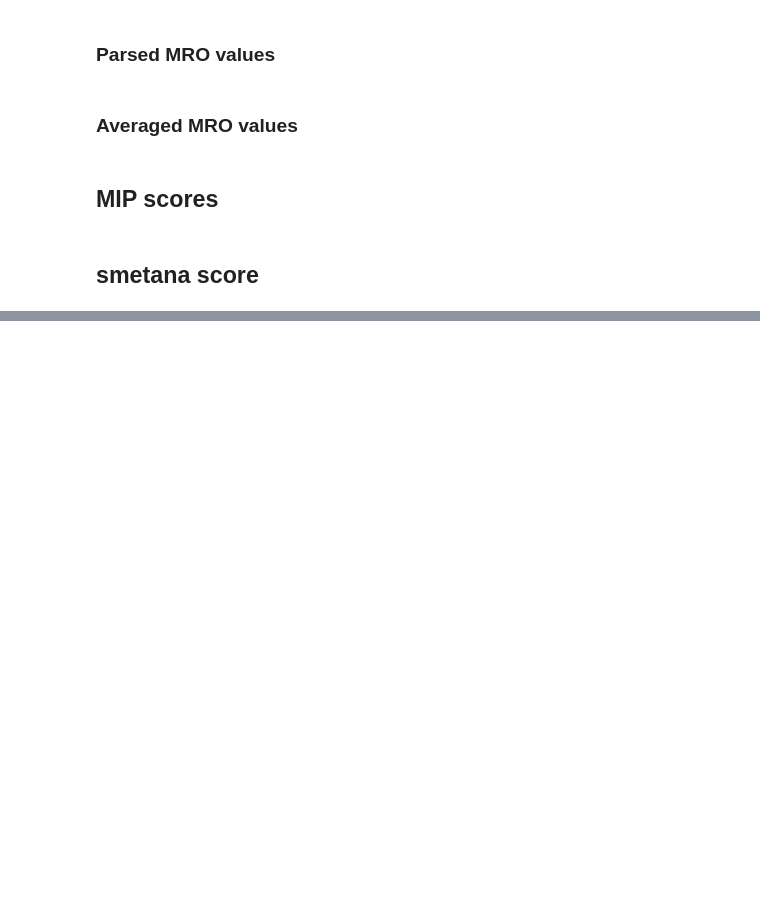
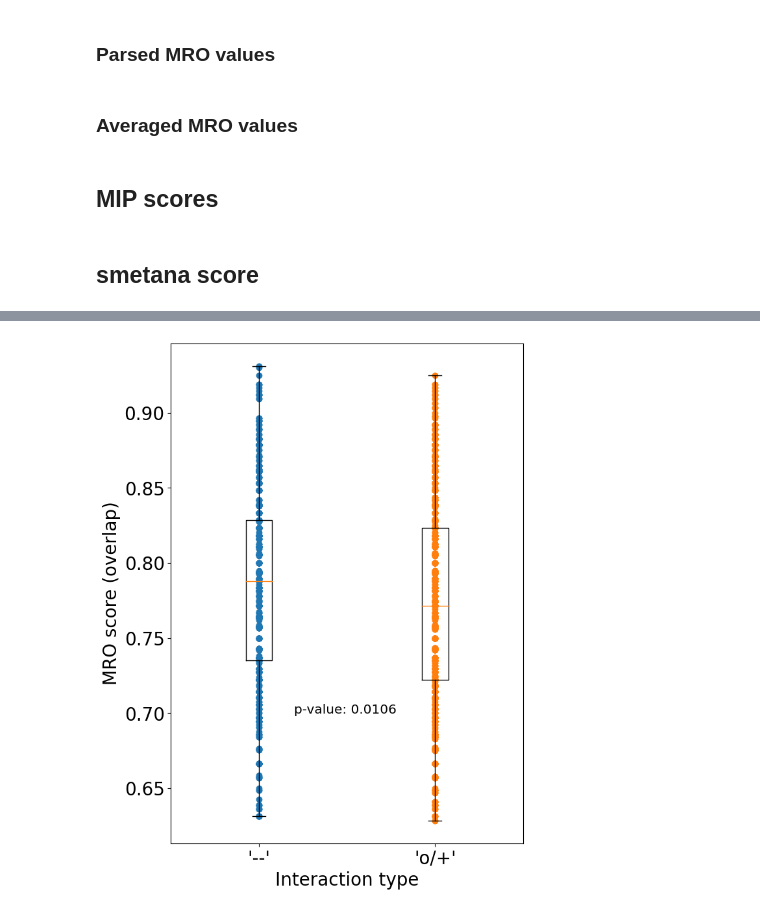
Before and after one commit to dtriadis/ModelSEEDpy, a Jupyter notebook: examples/Community Modeling/smetana/10-member_pairs_dev.ipynb, the cells around one changed output, grey strips where cells are left out. Cells and saved outputs as stored; diff of their text form; code cells hidden in the pictures; blank space fills up the shorter version.

Commit message:
SMETANA development and CommPhitting updates

```diff
--- a/examples/Community Modeling/smetana/10-member_pairs_dev.ipynb
+++ b/examples/Community Modeling/smetana/10-member_pairs_dev.ipynb
@@ -685,0 +704,93 @@ fig.savefig("smetana comparion.jpg")
+# %%
+from pandas import read_csv
+from matplotlib import pyplot
+from numpy import mean, abs, where, delete
+from scipy import stats
+import sigfig
+import re
+
+combined_df = read_csv("combined_smetana_report.csv").drop(["Unnamed: 0"], axis=1)
+non_negative_interactions_df = combined_df.iloc[:1000]
+negative_interactions_df = combined_df.iloc[1000:]
+
+# mro statistics
+## The selection of the maximal MRO value assumes that the interaction type is dependent upon least synergistic interaction in the pairing.
+## This perspective is an order-of-magnitude less significant than the average MRO and two orders-of-magnitude less significant than the maximum MRO for each pairing because of outliers.
+non_negative_mro_model1 = list(map(float, [re.search(r"(0.\d+)", x).group() for x in non_negative_interactions_df["mro_model1"]]))
+non_negative_mro_model2 = list(map(float, [re.search(r"(0.\d+)", x).group() for x in non_negative_interactions_df["mro_model2"]]))
+non_negative_mro_max = [max(individual_mros) for individual_mros in zip(non_negative_mro_model1, non_negative_mro_model2)]
+
+negative_mro_model1 = list(map(float, [re.search(r"(0.\d+)", x).group() for x in negative_interactions_df["mro_model1"]]))
+negative_mro_model2 = list(map(float, [re.search(r"(0.\d+)", x).group() for x in negative_interactions_df["mro_model2"]]))
+negative_mro_max = [max(individual_mros) for individual_mros in zip(negative_mro_model1, negative_mro_model2)]
+
+zscore = abs(stats.zscore(negative_mro_max))
+negative_mro_max = delete(negative_mro_max, where(zscore > 2))
+zscore = abs(stats.zscore(non_negative_mro_max))
+non_negative_mro_max = delete(non_negative_mro_max, where(zscore > 2))
+ttest = stats.ttest_ind(non_negative_mro_max, negative_mro_max)
+print(mean(negative_mro_max), mean(non_negative_mro_max))
+print(ttest.pvalue)
+
+pyplot.rc('axes', titlesize=20, labelsize=20)
+pyplot.rc('xtick', labelsize=20)
+pyplot.rc('ytick', labelsize=20)
+pyplot.rc('legend', fontsize=18)
+fig = pyplot.figure(figsize=(7,10))
+
+pyplot.boxplot([negative_mro_max, non_negative_mro_max], labels=["'--'", "'o/+'"])
+pyplot.scatter([1]*len(negative_mro_max), negative_mro_max)
+pyplot.scatter([2]*len(non_negative_mro_max), non_negative_mro_max)
+pyplot.xlabel("Interaction type")
+pyplot.ylabel("MRO score (overlap)")
+pyplot.text(1.2,.7, f"p-value: {sigfig.round(ttest.pvalue, sigfigs=3)}", fontsize="x-large")
+fig.savefig("total MRO comparion.jpg", bbox_inches='tight')
+
+
+# mip statistics
+non_negative_mip = list(map(float, non_negative_interactions_df["mip"]))
+negative_mip = list(map(float, negative_interactions_df["mip"]))
+
+ttest = stats.ttest_ind(non_negative_mip, negative_mip)
+print(ttest.pvalue)
+
+pyplot.rc('axes', titlesize=20, labelsize=20)
+pyplot.rc('xtick', labelsize=20)
+pyplot.rc('ytick', labelsize=20)
+pyplot.rc('legend', fontsize=18)
+fig = pyplot.figure(figsize=(7,10))
+
+pyplot.boxplot([negative_mip, non_negative_mip], labels=["'--'", "'o/+'"])
+pyplot.scatter([1]*len(negative_mip), negative_mip)
+pyplot.scatter([2]*len(non_negative_mip), non_negative_mip)
+pyplot.xlabel("Interaction type")
+pyplot.ylabel("MIP score (syntrophy)")
+pyplot.text(1.2, 6, f"p-value: {sigfig.round(ttest.pvalue, sigfigs=3)}", fontsize="x-large")
+fig.savefig("total MIP comparion.jpg", bbox_inches='tight')
+
+# biomass yield statistics
+non_negative_mro_diff = non_negative_interactions_df["growth_diff"].to_numpy()
+negative_biomass_diff = negative_interactions_df["growth_diff"].to_numpy()
+
+zscore = abs(stats.zscore(negative_biomass_diff))
+# print(list(map(len, [negative_biomass_diff, zscore])))
+negative_biomass_diff = delete(negative_biomass_diff, where(zscore > 2))
+zscore = abs(stats.zscore(non_negative_mro_diff))
+non_negative_mro_diff = delete(non_negative_mro_diff, where(zscore > 2))
+ttest = stats.ttest_ind(non_negative_mro_diff, negative_biomass_diff)
+print(ttest.pvalue)
+
+pyplot.rc('axes', titlesize=20, labelsize=20)
+pyplot.rc('xtick', labelsize=20)
+pyplot.rc('ytick', labelsize=20)
+pyplot.rc('legend', fontsize=18)
+fig = pyplot.figure(figsize=(7,10))
+
+pyplot.boxplot([negative_biomass_diff, non_negative_mro_diff], labels=["'--'", "'o/+'"])
+pyplot.scatter([1]*len(negative_biomass_diff), negative_biomass_diff)
+pyplot.scatter([2]*len(non_negative_mro_diff), non_negative_mro_diff)
+pyplot.xlabel("Interaction type")
+pyplot.ylabel("Normalized difference in biomass yield (fitness)")
+pyplot.text(1.2, 0.2, f"p-value: {sigfig.round(ttest.pvalue, sigfigs=3)}", fontsize="x-large")
+fig.savefig("total biomass yield comparion.jpg", bbox_inches='tight')
+# %% [output]
@@ -685,0 +801 @@ fig.savefig("smetana comparion.jpg")
+[figure, added]
```
Also changed, not shown: parts of 7 cells of this notebook, 24 other files.
